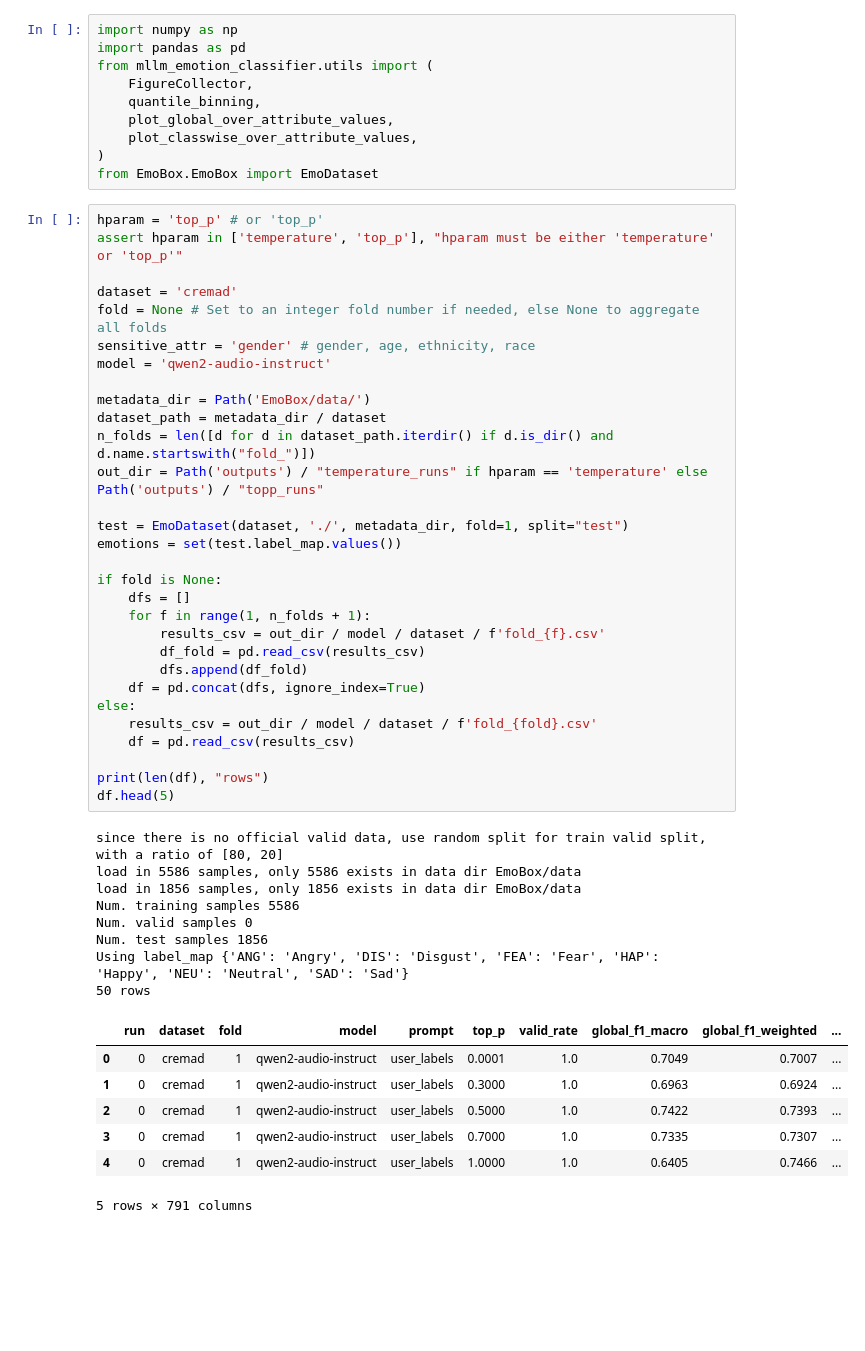
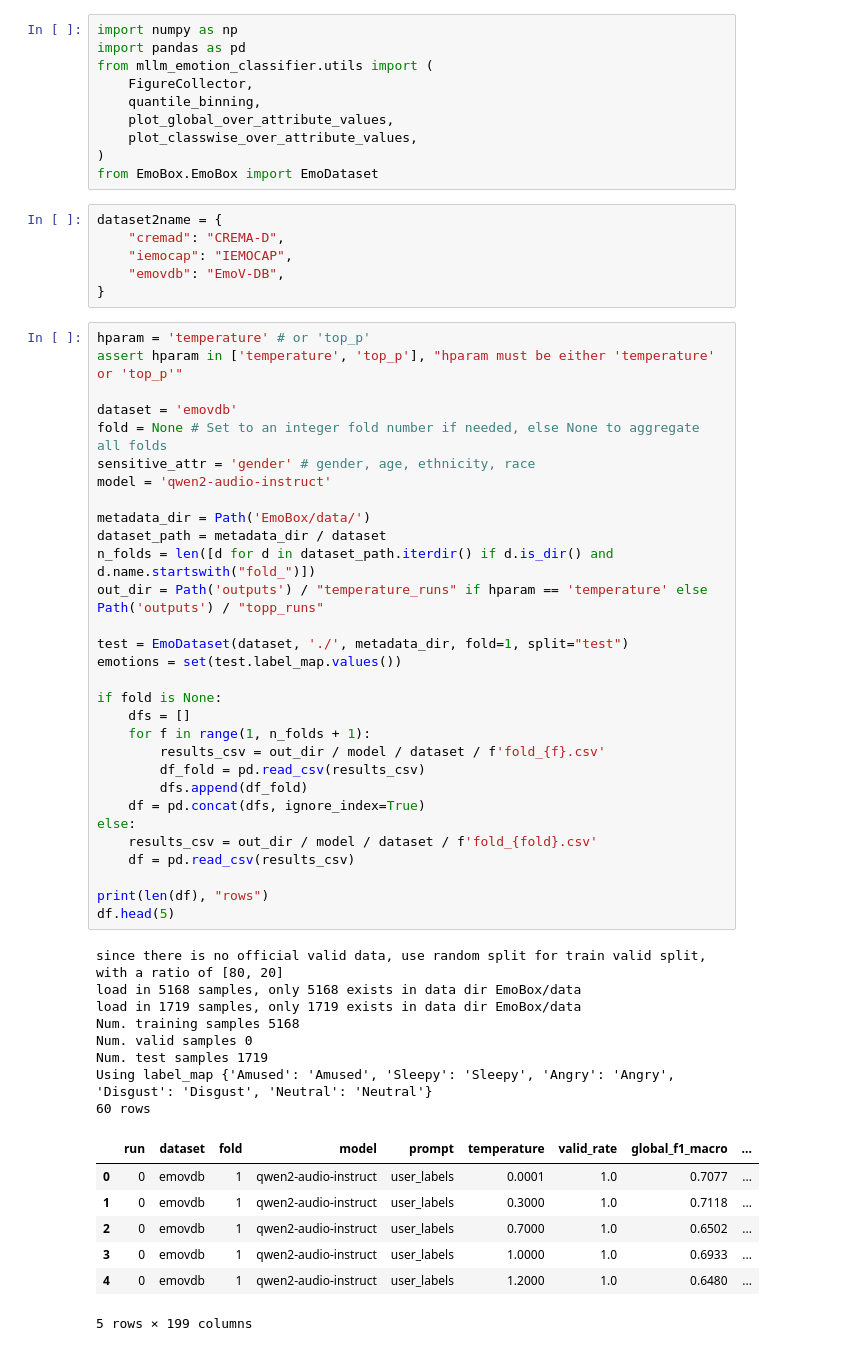
Before and after one commit to links-ads/FairALM-Emotion-Recognition, a Jupyter notebook: notebooks/plot-bar-topp-temp.ipynb, the cells around one changed output. Cells and saved outputs as stored; diff of their text form; blank space fills up the shorter version.

```diff
--- a/notebooks/plot-bar-topp-temp.ipynb
+++ b/notebooks/plot-bar-topp-temp.ipynb
@@ -15,52 +15,58 @@ from mllm_emotion_classifier.utils import (
     plot_classwise_over_attribute_values,
 )
 from EmoBox.EmoBox import EmoDataset
+# %%
+dataset2name = {
+    "cremad": "CREMA-D",
+    "iemocap": "IEMOCAP",
+    "emovdb": "EmoV-DB",
+}
 # %%
-hparam = 'top_p' # or 'top_p'
+hparam = 'temperature' # or 'top_p'
 assert hparam in ['temperature', 'top_p'], "hparam must be either 'temperature' or 'top_p'"
 
-dataset = 'cremad'
+dataset = 'emovdb'
 fold = None # Set to an integer fold number if needed, else None to aggregate all folds
 sensitive_attr = 'gender' # gender, age, ethnicity, race
 model = 'qwen2-audio-instruct'
 
 metadata_dir = Path('EmoBox/data/')
 dataset_path = metadata_dir / dataset
 n_folds = len([d for d in dataset_path.iterdir() if d.is_dir() and d.name.startswith("fold_")])
 out_dir = Path('outputs') / "temperature_runs" if hparam == 'temperature' else Path('outputs') / "topp_runs"
 
 test = EmoDataset(dataset, './', metadata_dir, fold=1, split="test")
 emotions = set(test.label_map.values())
 
 if fold is None:
     dfs = []
     for f in range(1, n_folds + 1):
         results_csv = out_dir / model / dataset / f'fold_{f}.csv'
         df_fold = pd.read_csv(results_csv)
         dfs.append(df_fold)
     df = pd.concat(dfs, ignore_index=True)
 else:
     results_csv = out_dir / model / dataset / f'fold_{fold}.csv'
     df = pd.read_csv(results_csv)
 
 print(len(df), "rows")
 df.head(5)
 # %% [output]
 since there is no official valid data, use random split for train valid split, with a ratio of [80, 20]
-load in 5586 samples, only 5586 exists in data dir EmoBox/data
-load in 1856 samples, only 1856 exists in data dir EmoBox/data
-Num. training samples 5586
+load in 5168 samples, only 5168 exists in data dir EmoBox/data
+load in 1719 samples, only 1719 exists in data dir EmoBox/data
+Num. training samples 5168
 Num. valid samples 0
-Num. test samples 1856
-Using label_map {'ANG': 'Angry', 'DIS': 'Disgust', 'FEA': 'Fear', 'HAP': 'Happy', 'NEU': 'Neutral', 'SAD': 'Sad'}
-50 rows
+Num. test samples 1719
+Using label_map {'Amused': 'Amused', 'Sleepy': 'Sleepy', 'Angry': 'Angry', 'Disgust': 'Disgust', 'Neutral': 'Neutral'}
+60 rows
-|  | run | dataset | fold | model | prompt | top_p | valid_rate | global_f1_macro | global_f1_weighted | ... |
-| 0 | 0 | cremad | 1 | qwen2-audio-instruct | user_labels | 0.0001 | 1.0 | 0.7049 | 0.7007 | ... |
-| 1 | 0 | cremad | 1 | qwen2-audio-instruct | user_labels | 0.3000 | 1.0 | 0.6963 | 0.6924 | ... |
-| 2 | 0 | cremad | 1 | qwen2-audio-instruct | user_labels | 0.5000 | 1.0 | 0.7422 | 0.7393 | ... |
-| 3 | 0 | cremad | 1 | qwen2-audio-instruct | user_labels | 0.7000 | 1.0 | 0.7335 | 0.7307 | ... |
-| 4 | 0 | cremad | 1 | qwen2-audio-instruct | user_labels | 1.0000 | 1.0 | 0.6405 | 0.7466 | ... |
+|  | run | dataset | fold | model | prompt | temperature | valid_rate | global_f1_macro | ... |
+| 0 | 0 | emovdb | 1 | qwen2-audio-instruct | user_labels | 0.0001 | 1.0 | 0.7077 | ... |
+| 1 | 0 | emovdb | 1 | qwen2-audio-instruct | user_labels | 0.3000 | 1.0 | 0.7118 | ... |
+| 2 | 0 | emovdb | 1 | qwen2-audio-instruct | user_labels | 0.7000 | 1.0 | 0.6502 | ... |
+| 3 | 0 | emovdb | 1 | qwen2-audio-instruct | user_labels | 1.0000 | 1.0 | 0.6933 | ... |
+| 4 | 0 | emovdb | 1 | qwen2-audio-instruct | user_labels | 1.2000 | 1.0 | 0.6480 | ... |
-5 rows × 791 columns
+5 rows × 199 columns
 # %%
 if hparam == 'top_p':
     best_row = df.loc[df['global_f1_macro'].idxmax()]
```
Also changed, not shown: parts of 4 cells of this notebook, 3 other files.
